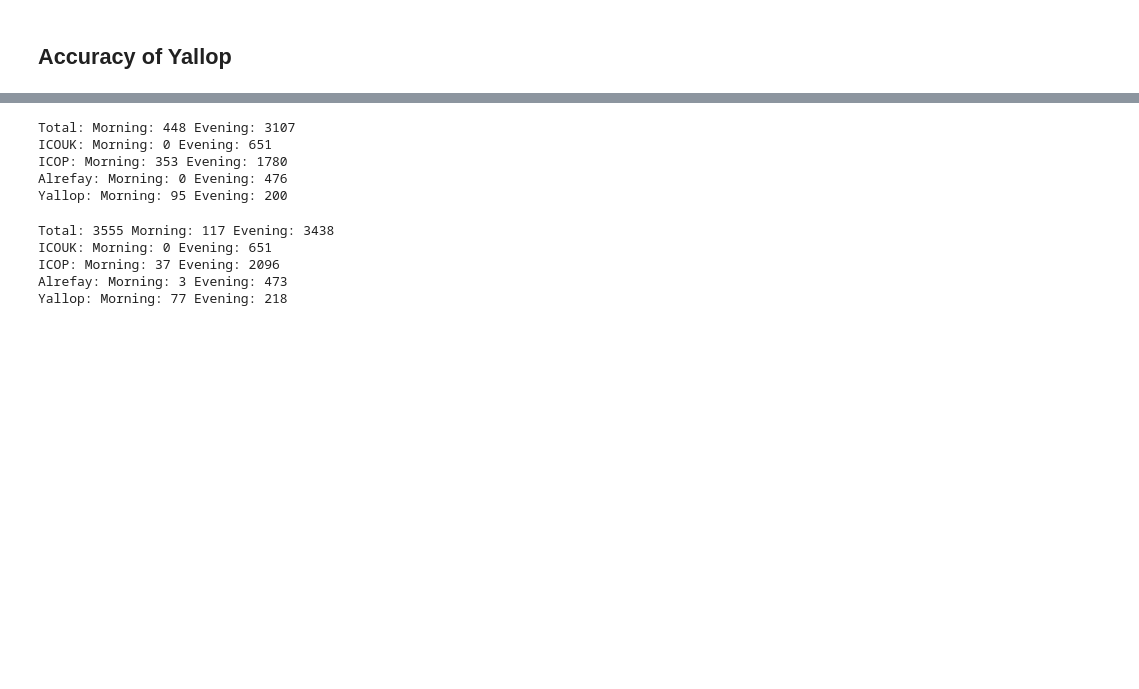
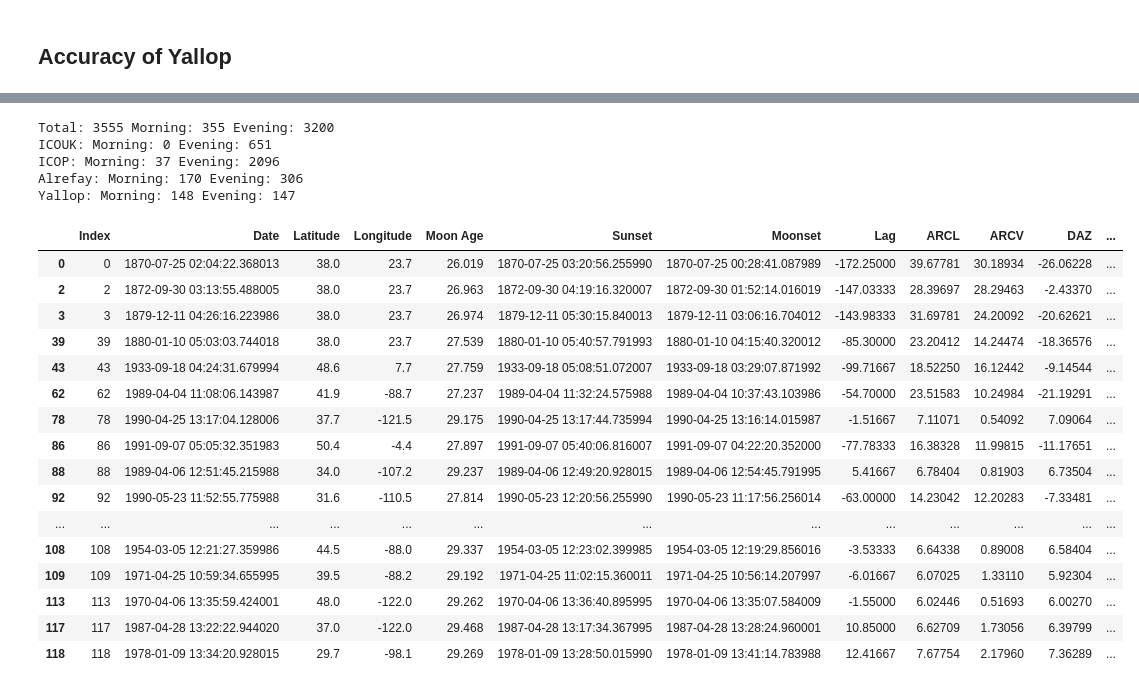
Before and after one commit to EmmaAlexander/mphys-moon, a Jupyter notebook: Code/moon_sightings_visualisation.ipynb, the cells around one changed output, grey strips where cells are left out. Cells and saved outputs as stored; diff of their text form; code cells hidden in the pictures; blank space fills up the shorter version.

Commit message:
Testing morning observations

```diff
--- a/Code/moon_sightings_visualisation.ipynb
+++ b/Code/moon_sightings_visualisation.ipynb
@@ -229,51 +236,44 @@ Yallop: 61
 # %%
+morning_data = data[data["Moon Age"]>20]
+evening_data = data[data["Moon Age"]<=20]
 
-morning_data = data[(data["Date"]-data["Date"].astype(int))>0.5]
-evening_data = data[(data["Date"]-data["Date"].astype(int))<0.5]
-
-print(f"Total: Morning: {morning_data.shape[0]} Evening: {evening_data.shape[0]}")
+print(f"Total: {data.shape[0]} Morning: {morning_data.shape[0]} Evening: {evening_data.shape[0]}")
 
 for source, name in zip(sources,source_names):
-    smorning_data = source[(source["Date"]-source["Date"].astype(int))>0.5].shape[0]
-    sevening_data = source[(source["Date"]-source["Date"].astype(int))<0.5].shape[0]
+    smorning_data = source[source["Moon Age"]>20].shape[0]
+    sevening_data = source[source["Moon Age"]<=20].shape[0]
     print(f"{name}: Morning: {smorning_data} Evening: {sevening_data}")
 
-# amorning_data = allawi_data[(allawi_data["Date"]-allawi_data["Date"].astype(int))>0.5]
-
-# amorning_data["Date"] = Time(amorning_data["Date"],format="jd").to_datetime()
-# #morning_data.to_csv('morning_data.csv')
-# amorning_data = amorning_data.drop(["Index","Methods","Visibility","Sunset","Moonset","Illumination","Cloud Level","W","q","Moon-Earth Dist","Sun-Moon Dist"],axis=1)
-# amorning_data.head(5)
+#interesting_data = icop_data[np.logical_and(icop_data["Seen"]=="Seen",-0.293>=icop_data["q'"])]
+interesting_data = yallop_data[yallop_data["Moon Age"]>20]
+interesting_data = interesting_data.drop(["Methods","Visibility","Illumination","Cloud Level","W","q","Moon-Earth Dist","Sun-Moon Dist","Moon Az", "Moon Alt","Sun Az", "Sun Alt"],axis=1)
+interesting_data["Sunset"] = Time(interesting_data["Sunset"],format="jd").to_datetime()
+interesting_data["Moonset"] = Time(interesting_data["Moonset"],format="jd").to_datetime()
+interesting_data["Date"] = Time(interesting_data["Date"],format="jd").to_datetime()
+interesting_data.head(20)
 # %% [output]
-Total: Morning: 448 Evening: 3107
+Total: 3555 Morning: 355 Evening: 3200
 ICOUK: Morning: 0 Evening: 651
-ICOP: Morning: 353 Evening: 1780
-Alrefay: Morning: 0 Evening: 476
-Yallop: Morning: 95 Evening: 200
+ICOP: Morning: 37 Evening: 2096
+Alrefay: Morning: 170 Evening: 306
+Yallop: Morning: 148 Evening: 147
+|  | Index | Date | Latitude | Longitude | Moon Age | Sunset | Moonset | Lag | ARCL | ARCV | DAZ | ... |
+| 0 | 0 | 1870-07-25 02:04:22.368013 | 38.0 | 23.7 | 26.019 | 1870-07-25 03:20:56.255990 | 1870-07-25 00:28:41.087989 | -172.25000 | 39.67781 | 30.18934 | -26.06228 | ... |
+| 2 | 2 | 1872-09-30 03:13:55.488005 | 38.0 | 23.7 | 26.963 | 1872-09-30 04:19:16.320007 | 1872-09-30 01:52:14.016019 | -147.03333 | 28.39697 | 28.29463 | -2.43370 | ... |
+| 3 | 3 | 1879-12-11 04:26:16.223986 | 38.0 | 23.7 | 26.974 | 1879-12-11 05:30:15.840013 | 1879-12-11 03:06:16.704012 | -143.98333 | 31.69781 | 24.20092 | -20.62621 | ... |
+| 39 | 39 | 1880-01-10 05:03:03.744018 | 38.0 | 23.7 | 27.539 | 1880-01-10 05:40:57.791993 | 1880-01-10 04:15:40.320012 | -85.30000 | 23.20412 | 14.24474 | -18.36576 | ... |
+| 43 | 43 | 1933-09-18 04:24:31.679994 | 48.6 | 7.7 | 27.759 | 1933-09-18 05:08:51.072007 | 1933-09-18 03:29:07.871992 | -99.71667 | 18.52250 | 16.12442 | -9.14544 | ... |
+| 62 | 62 | 1989-04-04 11:08:06.143987 | 41.9 | -88.7 | 27.237 | 1989-04-04 11:32:24.575988 | 1989-04-04 10:37:43.103986 | -54.70000 | 23.51583 | 10.24984 | -21.19291 | ... |
+| 78 | 78 | 1990-04-25 13:17:04.128006 | 37.7 | -121.5 | 29.175 | 1990-04-25 13:17:44.735994 | 1990-04-25 13:16:14.015987 | -1.51667 | 7.11071 | 0.54092 | 7.09064 | ... |
+| 86 | 86 | 1991-09-07 05:05:32.351983 | 50.4 | -4.4 | 27.897 | 1991-09-07 05:40:06.816007 | 1991-09-07 04:22:20.352000 | -77.78333 | 16.38328 | 11.99815 | -11.17651 | ... |
+| 88 | 88 | 1989-04-06 12:51:45.215988 | 34.0 | -107.2 | 29.237 | 1989-04-06 12:49:20.928015 | 1989-04-06 12:54:45.791995 | 5.41667 | 6.78404 | 0.81903 | 6.73504 | ... |
+| 92 | 92 | 1990-05-23 11:52:55.775988 | 31.6 | -110.5 | 27.814 | 1990-05-23 12:20:56.255990 | 1990-05-23 11:17:56.256014 | -63.00000 | 14.23042 | 12.20283 | -7.33481 | ... |
+| ... | ... | ... | ... | ... | ... | ... | ... | ... | ... | ... | ... | ... |
+| 108 | 108 | 1954-03-05 12:21:27.359986 | 44.5 | -88.0 | 29.337 | 1954-03-05 12:23:02.399985 | 1954-03-05 12:19:29.856016 | -3.53333 | 6.64338 | 0.89008 | 6.58404 | ... |
+| 109 | 109 | 1971-04-25 10:59:34.655995 | 39.5 | -88.2 | 29.192 | 1971-04-25 11:02:15.360011 | 1971-04-25 10:56:14.207997 | -6.01667 | 6.07025 | 1.33110 | 5.92304 | ... |
+| 113 | 113 | 1970-04-06 13:35:59.424001 | 48.0 | -122.0 | 29.262 | 1970-04-06 13:36:40.895995 | 1970-04-06 13:35:07.584009 | -1.55000 | 6.02446 | 0.51693 | 6.00270 | ... |
+| 117 | 117 | 1987-04-28 13:22:22.944020 | 37.0 | -122.0 | 29.468 | 1987-04-28 13:17:34.367995 | 1987-04-28 13:28:24.960001 | 10.85000 | 6.62709 | 1.73056 | 6.39799 | ... |
+| 118 | 118 | 1978-01-09 13:34:20.928015 | 29.7 | -98.1 | 29.269 | 1978-01-09 13:28:50.015990 | 1978-01-09 13:41:14.783988 | 12.41667 | 7.67754 | 2.17960 | 7.36289 | ... |
-# %%
-
-morning_data = data[data["Moon Age"]>20]
-evening_data = data[data["Moon Age"]<=20]
-
-print(f"Total: {data.shape[0]} Morning: {morning_data.shape[0]} Evening: {evening_data.shape[0]}")
-
-for source, name in zip(sources,source_names):
-    smorning_data = source[source["Moon Age"]>20].shape[0]
-    sevening_data = source[source["Moon Age"]<=20].shape[0]
-    print(f"{name}: Morning: {smorning_data} Evening: {sevening_data}")
-
-# amorning_data = allawi_data[(allawi_data["Date"]-allawi_data["Date"].astype(int))>0.5]
-
-# amorning_data["Date"] = Time(amorning_data["Date"],format="jd").to_datetime()
-# #morning_data.to_csv('morning_data.csv')
-# amorning_data = amorning_data.drop(["Index","Methods","Visibility","Sunset","Moonset","Illumination","Cloud Level","W","q","Moon-Earth Dist","Sun-Moon Dist"],axis=1)
-# amorning_data.head(5)
-# %% [output]
-Total: 3555 Morning: 117 Evening: 3438
-ICOUK: Morning: 0 Evening: 651
-ICOP: Morning: 37 Evening: 2096
-Alrefay: Morning: 3 Evening: 473
-Yallop: Morning: 77 Evening: 218
 # %%
 q_values = data["q'"].astype("float")
 quantified_q = np.empty((q_values.size),dtype=str)
```
Also changed, not shown: parts of 8 cells of this notebook, 7 other files.
